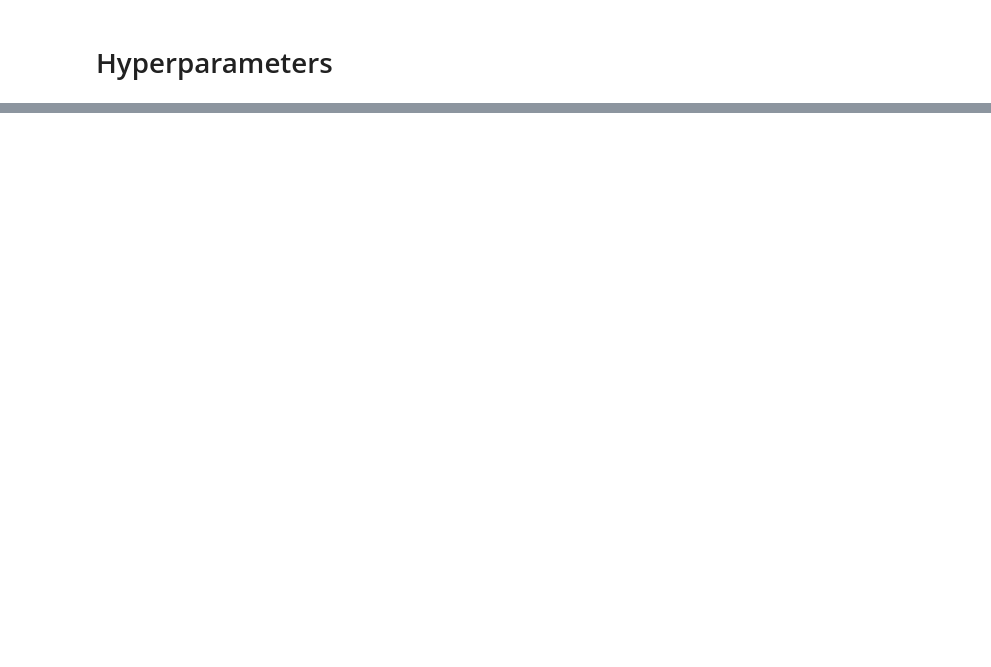
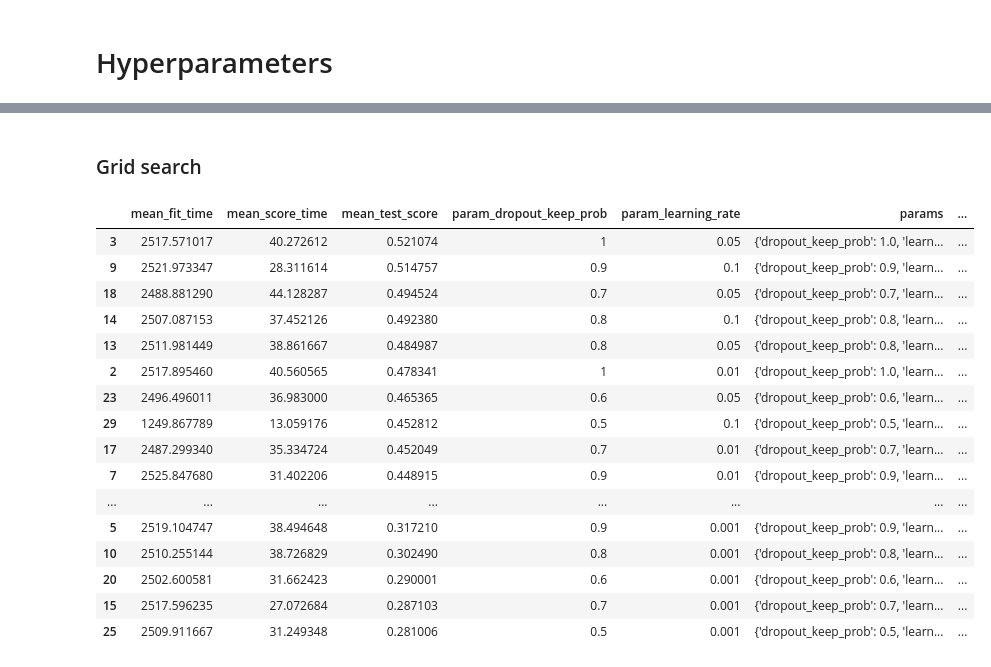
Before and after one commit to OmarKanan/deeplearningtest, a Jupyter notebook: notebooks/5_cnn_embeddings.ipynb, the cells around one changed output, grey strips where cells are left out. Cells and saved outputs as stored; diff of their text form; code cells hidden in the pictures; blank space fills up the shorter version.

Commit message:
cnn results

```diff
--- a/notebooks/5_cnn_embeddings.ipynb
+++ b/notebooks/5_cnn_embeddings.ipynb
@@ -35,13 +35,12 @@ with open("../Data/generated/my_learn_sequences.pkl", "rb") as f:
 with open("../Data/generated/my_embeddings.pkl", "rb") as f:
     embeddings = pickle.load(f)
 
-# Remove unknown words row
-embeddings = embeddings[:-1, :]
-
 X_train, X_test, y_train, y_test = train_test_split(
     learn_sequences, learn_labels, test_size=0.3,
-    shuffle=True, stratify=learn_labels, random_state=42
+    shuffle=True, stratify=learn_labels, random_state=42 + 2
 )
+X_train, X_test = np.array(X_train), np.array(X_test)
+y_train, y_test = np.array(y_train), np.array(y_test)
 # %%
 embeddings.shape
 # %% [output]
@@ -267,18 +218,0 @@ Most stable: learning rate = 0.01
-# %%
-with open("../Data/Learn/labels.pkl", "rb") as f:
-    learn_labels = pickle.load(f)
-
-with open("../Data/generated/my_learn_sequences.pkl", "rb") as f:
-    learn_sequences = pickle.load(f)
-
-with open("../Data/generated/my_embeddings.pkl", "rb") as f:
-    embeddings = pickle.load(f)
-
-# Remove unknown words row
-embeddings = embeddings[:-1, :]
-
-# Different random state
-X_train, X_test, y_train, y_test = train_test_split(
-    learn_sequences, learn_labels, test_size=0.3,
-    shuffle=True, stratify=learn_labels, random_state=42 + 1
-)
@@ -324,0 +219,36 @@ weighted avg       0.87      0.80      0.82     13779
+# %% [markdown]
+### Grid search
+# %%
+gs = GridSearchCV(
+    CNNModel(sentence_length=max(map(len, X_train)), embeddings=embeddings),
+    param_grid={
+        "dropout_keep_prob": [1.0, 0.9, 0.8, 0.7, 0.6, 0.5],
+        "learning_rate": [0.001, 0.005, 0.01, 0.05, 0.1],
+    },
+    n_jobs=-1,
+    refit=False,
+    cv=3,
+    return_train_score=False
+)
+
+gs.fit(X_train, y_train, num_epochs=10)
+# %%
+pd.DataFrame(gs.cv_results_).sort_values("rank_test_score")
+# %% [output]
+|  | mean_fit_time | mean_score_time | mean_test_score | param_dropout_keep_prob | param_learning_rate | params | ... |
+| 3 | 2517.571017 | 40.272612 | 0.521074 | 1 | 0.05 | {'dropout_keep_prob': 1.0, 'learn... | ... |
+| 9 | 2521.973347 | 28.311614 | 0.514757 | 0.9 | 0.1 | {'dropout_keep_prob': 0.9, 'learn... | ... |
+| 18 | 2488.881290 | 44.128287 | 0.494524 | 0.7 | 0.05 | {'dropout_keep_prob': 0.7, 'learn... | ... |
+| 14 | 2507.087153 | 37.452126 | 0.492380 | 0.8 | 0.1 | {'dropout_keep_prob': 0.8, 'learn... | ... |
+| 13 | 2511.981449 | 38.861667 | 0.484987 | 0.8 | 0.05 | {'dropout_keep_prob': 0.8, 'learn... | ... |
+| 2 | 2517.895460 | 40.560565 | 0.478341 | 1 | 0.01 | {'dropout_keep_prob': 1.0, 'learn... | ... |
+| 23 | 2496.496011 | 36.983000 | 0.465365 | 0.6 | 0.05 | {'dropout_keep_prob': 0.6, 'learn... | ... |
+| 29 | 1249.867789 | 13.059176 | 0.452812 | 0.5 | 0.1 | {'dropout_keep_prob': 0.5, 'learn... | ... |
+| 17 | 2487.299340 | 35.334724 | 0.452049 | 0.7 | 0.01 | {'dropout_keep_prob': 0.7, 'learn... | ... |
+| 7 | 2525.847680 | 31.402206 | 0.448915 | 0.9 | 0.01 | {'dropout_keep_prob': 0.9, 'learn... | ... |
+| ... | ... | ... | ... | ... | ... | ... | ... |
+| 5 | 2519.104747 | 38.494648 | 0.317210 | 0.9 | 0.001 | {'dropout_keep_prob': 0.9, 'learn... | ... |
+| 10 | 2510.255144 | 38.726829 | 0.302490 | 0.8 | 0.001 | {'dropout_keep_prob': 0.8, 'learn... | ... |
+| 20 | 2502.600581 | 31.662423 | 0.290001 | 0.6 | 0.001 | {'dropout_keep_prob': 0.6, 'learn... | ... |
+| 15 | 2517.596235 | 27.072684 | 0.287103 | 0.7 | 0.001 | {'dropout_keep_prob': 0.7, 'learn... | ... |
+| 25 | 2509.911667 | 31.249348 | 0.281006 | 0.5 | 0.001 | {'dropout_keep_prob': 0.5, 'learn... | ... |
```
Also changed, not shown: parts of 22 cells of this notebook, 5 other files.
